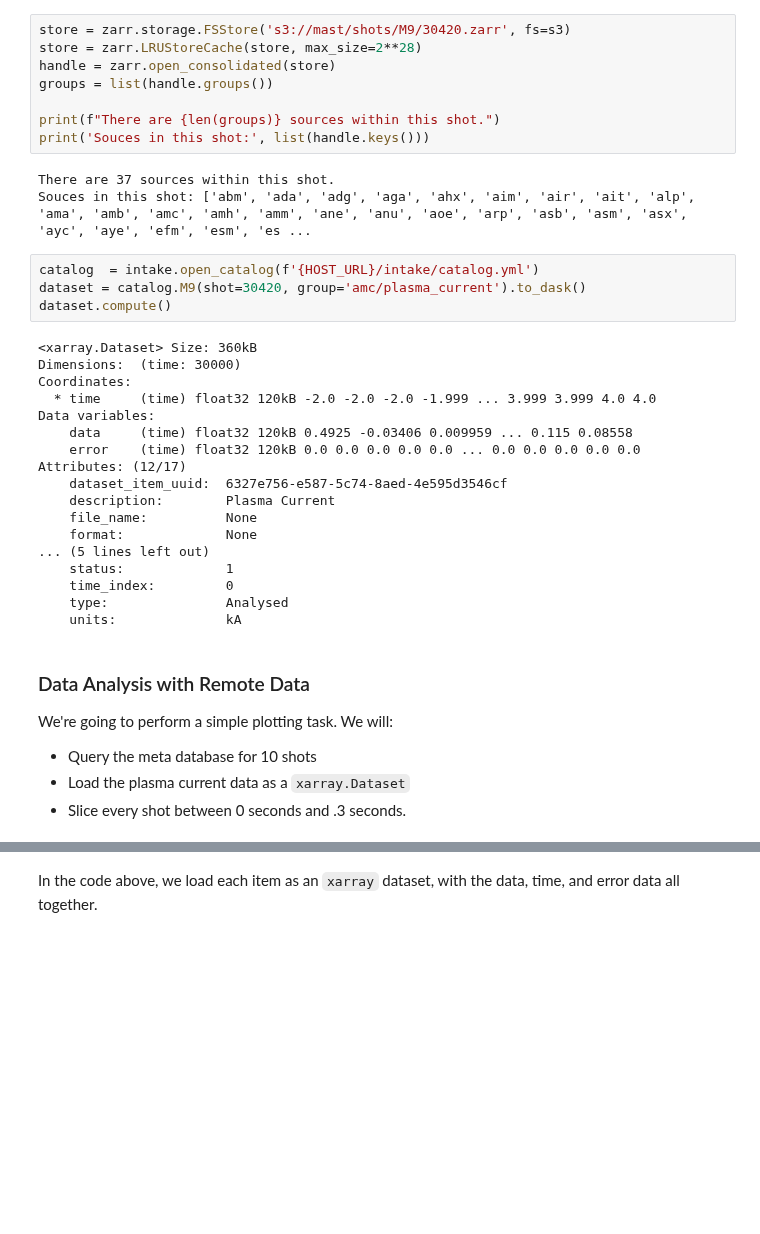
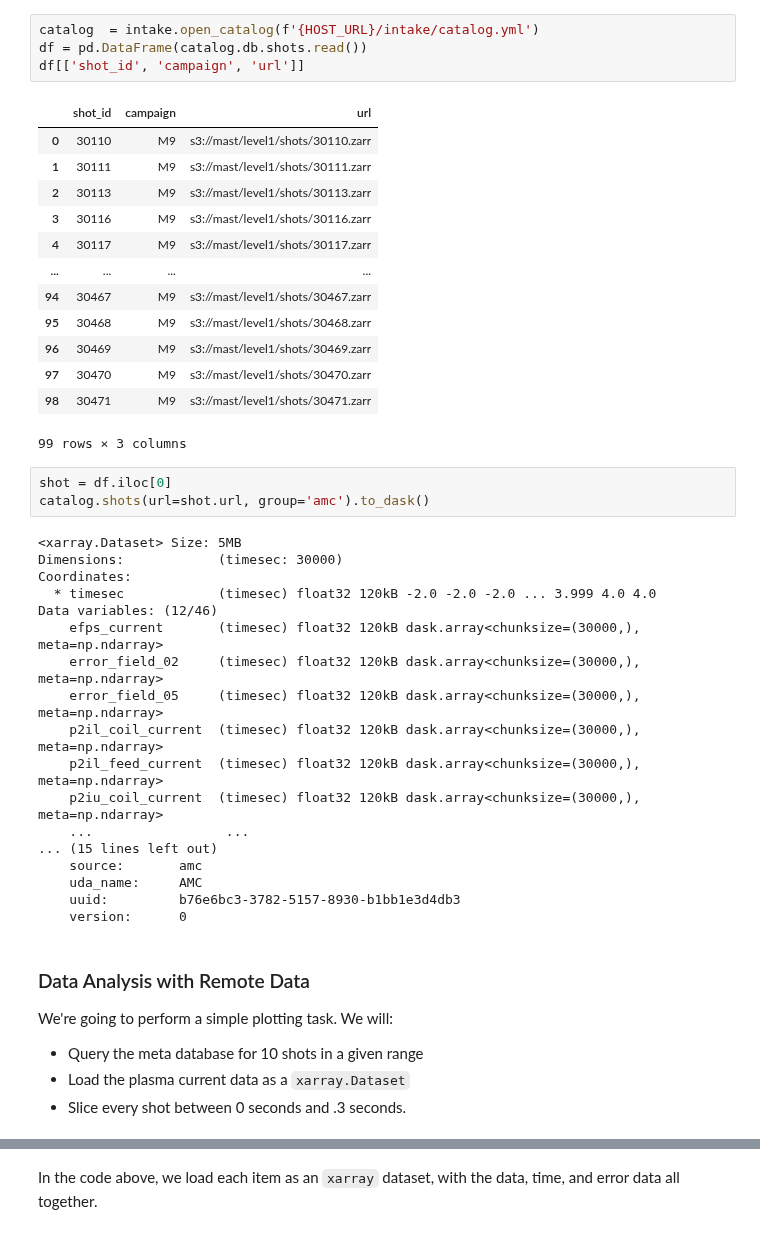
Before and after one commit to ukaea/fair-mast, a Jupyter notebook: docs/load_data.ipynb, the cells around one changed output, grey strips where cells are left out. Drawn from its saved outputs; the diff is of its cells as text; blank space fills up the shorter version.

```diff
--- a/docs/load_data.ipynb
+++ b/docs/load_data.ipynb
@@ -40,42 +19,48 @@ All of the signals are stored in the zarr format under their name at this endpoi
-# %%
-store = zarr.storage.FSStore('s3://mast/shots/M9/30420.zarr', fs=s3)
-store = zarr.LRUStoreCache(store, max_size=2**28)
-handle = zarr.open_consolidated(store)
-groups = list(handle.groups())
-
-print(f"There are {len(groups)} sources within this shot.")
-print('Souces in this shot:', list(handle.keys()))
-# %% [output]
-There are 37 sources within this shot.
-Souces in this shot: ['abm', 'ada', 'adg', 'aga', 'ahx', 'aim', 'air', 'ait', 'alp', 'ama', 'amb', 'amc', 'amh', 'amm', 'ane', 'anu', 'aoe', 'arp', 'asb', 'asm', 'asx', 'ayc', 'aye', 'efm', 'esm', 'es ...
-# %%
-catalog  = intake.open_catalog(f'{HOST_URL}/intake/catalog.yml')
-dataset = catalog.M9(shot=30420, group='amc/plasma_current').to_dask()
-dataset.compute()
-# %% [output]
-<xarray.Dataset> Size: 360kB
-Dimensions:  (time: 30000)
-Coordinates:
-  * time     (time) float32 120kB -2.0 -2.0 -2.0 -1.999 ... 3.999 3.999 4.0 4.0
-Data variables:
-    data     (time) float32 120kB 0.4925 -0.03406 0.009959 ... 0.115 0.08558
-    error    (time) float32 120kB 0.0 0.0 0.0 0.0 0.0 ... 0.0 0.0 0.0 0.0 0.0
-Attributes: (12/17)
-    dataset_item_uuid:  6327e756-e587-5c74-8aed-4e595d3546cf
-    description:        Plasma Current
-    file_name:          None
-    format:             None
-... (5 lines left out)
-    status:             1
-    time_index:         0
-    type:               Analysed
-    units:              kA
+# %%
+catalog  = intake.open_catalog(f'{HOST_URL}/intake/catalog.yml')
+df = pd.DataFrame(catalog.db.shots.read())
+df[['shot_id', 'campaign', 'url']]
+# %% [output]
+|  | shot_id | campaign | url |
+| 0 | 30110 | M9 | s3://mast/level1/shots/30110.zarr |
+| 1 | 30111 | M9 | s3://mast/level1/shots/30111.zarr |
+| 2 | 30113 | M9 | s3://mast/level1/shots/30113.zarr |
+| 3 | 30116 | M9 | s3://mast/level1/shots/30116.zarr |
+| 4 | 30117 | M9 | s3://mast/level1/shots/30117.zarr |
+| ... | ... | ... | ... |
+| 94 | 30467 | M9 | s3://mast/level1/shots/30467.zarr |
+| 95 | 30468 | M9 | s3://mast/level1/shots/30468.zarr |
+| 96 | 30469 | M9 | s3://mast/level1/shots/30469.zarr |
+| 97 | 30470 | M9 | s3://mast/level1/shots/30470.zarr |
+| 98 | 30471 | M9 | s3://mast/level1/shots/30471.zarr |
+99 rows × 3 columns
+# %%
+shot = df.iloc[0]
+catalog.shots(url=shot.url, group='amc').to_dask()
+# %% [output]
+<xarray.Dataset> Size: 5MB
+Dimensions:            (timesec: 30000)
+Coordinates:
+  * timesec            (timesec) float32 120kB -2.0 -2.0 -2.0 ... 3.999 4.0 4.0
+Data variables: (12/46)
+    efps_current       (timesec) float32 120kB dask.array<chunksize=(30000,), meta=np.ndarray>
+    error_field_02     (timesec) float32 120kB dask.array<chunksize=(30000,), meta=np.ndarray>
+    error_field_05     (timesec) float32 120kB dask.array<chunksize=(30000,), meta=np.ndarray>
+    p2il_coil_current  (timesec) float32 120kB dask.array<chunksize=(30000,), meta=np.ndarray>
+    p2il_feed_current  (timesec) float32 120kB dask.array<chunksize=(30000,), meta=np.ndarray>
+    p2iu_coil_current  (timesec) float32 120kB dask.array<chunksize=(30000,), meta=np.ndarray>
+    ...                 ...
+... (15 lines left out)
+    source:       amc
+    uda_name:     AMC
+    uuid:         b76e6bc3-3782-5157-8930-b1bb1e3d4db3
+    version:      0
 # %% [markdown]
 ### Data Analysis with Remote Data
 
 We're going to perform a simple plotting task. We will:
 
- - Query the meta database for 10 shots
+ - Query the meta database for 10 shots in a given range
  - Load the plasma current data as a `xarray.Dataset`
  - Slice every shot between 0 seconds and .3 seconds.
 # %%
```
Also changed, not shown: parts of 11 cells of this notebook, 26 other files.
